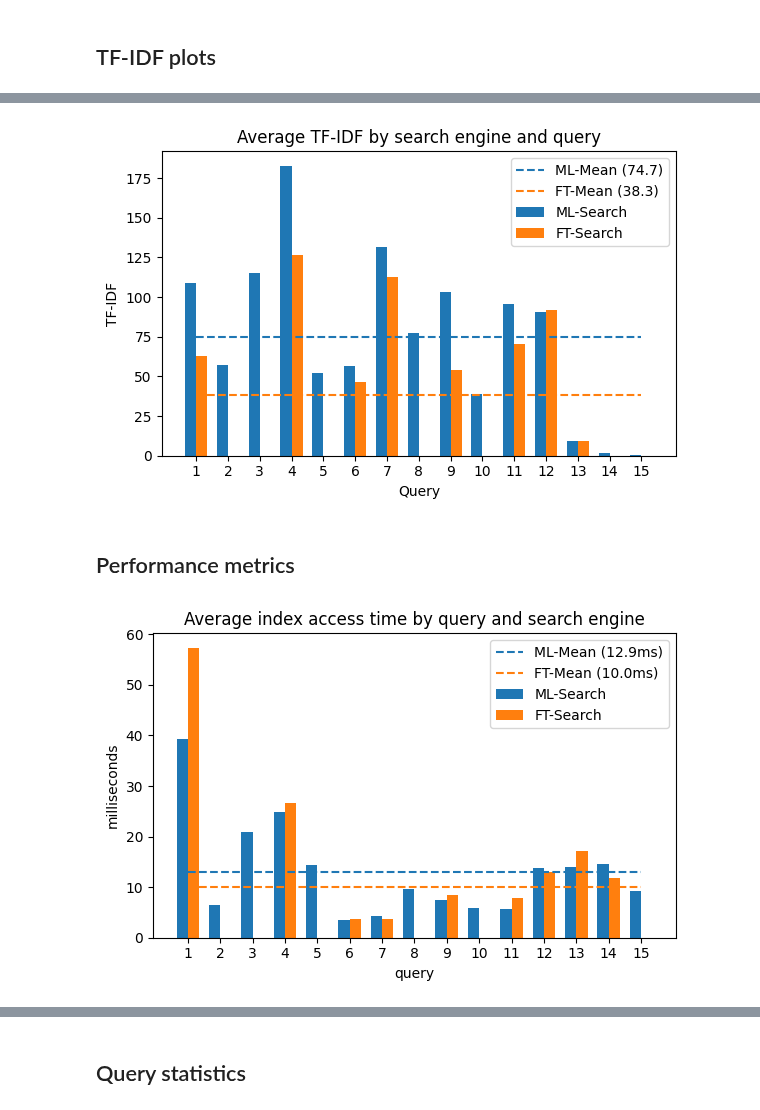
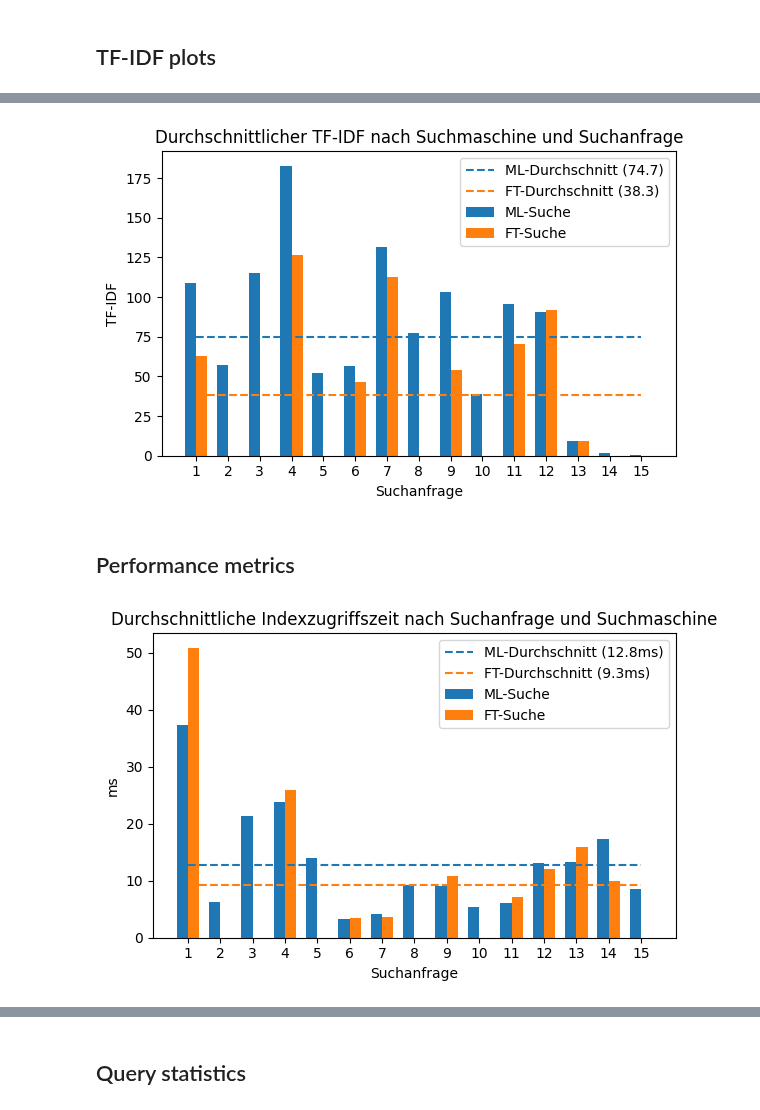
Before and after one commit to xD33m/BA_Jupyter_Notebook, a Jupyter notebook: search_engine_evaluation.ipynb, the cells around one changed output, grey strips where cells are left out. Cells and saved outputs as stored; diff of their text form; code cells hidden in the pictures.

```diff
--- a/search_engine_evaluation.ipynb
+++ b/search_engine_evaluation.ipynb
@@ -350,11 +350,11 @@ def fill_missing(metrics, query_count, fill_with):
     int_dict = {int(k):v for k,v in sorted(metrics.items())}
     return {str(k):v for k,v in sorted(int_dict.items())}
 # %%
-# if the ft-search has no results, but the ml-search has:
-#  - if a ml-result is relevant:
-#       - add a negativ result to the ft-search (bc not finding relevant results is bad)
-#  - if a ml-result is irrelevant:
-#       - add a positiv result to the ft-search (bc not showing irrelevant results is good)
+# if the ft-search has no or few results and the ml-search has more:
+#  - if the product is relevant:
+#       - add a negativ product to the ft-search (bc not finding relevant products is bad)
+#  - if a ml-product is irrelevant:
+#       - add a positiv product to the ft-search (bc not showing irrelevant products is good)
 
 def penalize_missing_results(ml_product_arr, ft_product_arr):
     ft_count = len(ft_product_arr)
@@ -372,11 +372,17 @@ def penalize_missing_results(ml_product_arr, ft_product_arr):
 					})
                 elif product['rating'] == 0:
                     ft_product_arr_copy.append({
-						"score": 0,
-						"ranking": product['ranking'],
-						"rating": 1,
-						"starRating": 2
-					})
+                        "score": 0,
+                        "ranking": product['ranking'],
+                        "rating": 1,
+                        "starRating": 2
+                    })
+                    ft_product_arr_copy.append({
+                        "score": 0,
+                        "ranking": int(product['ranking']+1),
+                        "rating": 1,
+                        "starRating": 2
+                    })
 
     return ft_product_arr_copy
 # %% [markdown]
@@ -645,8 +661,8 @@ x = np.arange(len(labels))
 width = 0.35
 
 fig, ax = plt.subplots()
-rect1 = ax.bar(x - width/2, ml_highest_tfidf.values(), width, label='ML-Search')
-rect2 = ax.bar(x + width/2, ft_highest_tfidf.values(), width, label='FT-Search')
+rect1 = ax.bar(x - width/2, ml_highest_tfidf.values(), width, label='ML-Suche')
+rect2 = ax.bar(x + width/2, ft_highest_tfidf.values(), width, label='FT-Suche')
 
 ml_x = list(ml_highest_tfidf.keys())
 ml_y = list(ml_highest_tfidf.values())
@@ -655,16 +671,16 @@ ft_x = list(ft_highest_tfidf.keys())
 ft_y = list(ft_highest_tfidf.values())
 
 ml_y_mean = [np.mean(ml_y)]*len(ml_x)
-ml_mean_line = ax.plot(ml_x, ml_y_mean, label='ML-Mean', linestyle='--')
+ml_mean_line = ax.plot(ml_x, ml_y_mean, label='ML-Durchschnitt', linestyle='--')
 
 ft_y_mean = [np.mean(ft_y)]*len(ft_x)
-ft_mean_line = ax.plot(ft_x, ft_y_mean, label='FT-Mean', linestyle='--')
+ft_mean_line = ax.plot(ft_x, ft_y_mean, label='FT-Durchschnitt', linestyle='--')
 
-legend = [f"ML-Mean ({round(ml_y_mean[0], 1)})", f"FT-Mean ({round(ft_y_mean[0], 1)})", 'ML-Search', 'FT-Search']
+legend = [f"ML-Durchschnitt ({round(ml_y_mean[0], 1)})", f"FT-Durchschnitt ({round(ft_y_mean[0], 1)})", 'ML-Suche', 'FT-Suche']
 
 ax.set_ylabel('TF-IDF')
-ax.set_xlabel('Query')
-ax.set_title('Average TF-IDF by search engine and query')
+ax.set_xlabel('Suchanfrage')
+ax.set_title('Durchschnittlicher TF-IDF nach Suchmaschine und Suchanfrage')
 ax.set_xticks(x)
 ax.set_xticklabels(labels)
 ax.legend(legend)
@@ -674,7 +690,7 @@ plt.show()
 
 fig.savefig('plots/avg_tf-idf_plot.png', bbox_inches='tight')
 # %% [output]
-[figure, old version]
+[figure, new version]
 # %% [markdown]
 ## Performance metrics
 # %%
@@ -711,42 +727,42 @@ ml_idx_metrics = fill_missing(ml_idx_metrics, query_count, 0)
 ft_idx_metrics = fill_missing(ft_idx_metrics, query_count, 0)
 
 
 labels = [str(int(u) + 1) for u in list(ml_idx_metrics.keys())]
 x = np.arange(len(labels))
 
 width = 0.35
 
 fig, ax = plt.subplots()
-rect1 = ax.bar(x - width/2, ml_idx_metrics.values(), width, label='ML-Search')
-rect2 = ax.bar(x + width/2, ft_idx_metrics.values(), width, label='FT-Search')
+rect1 = ax.bar(x - width/2, ml_idx_metrics.values(), width, label='ML-Suche')
+rect2 = ax.bar(x + width/2, ft_idx_metrics.values(), width, label='FT-Suche')
 
 ml_x = list(ml_idx_metrics.keys())
 ml_y = list(ml_idx_metrics.values())
 
 ft_x = ft_idx_metrics.keys()
 ft_y = list(ft_idx_metrics.values())
 
 ml_y_mean = [np.mean(ml_y)]*len(ml_x)
-ml_mean_line = ax.plot(ml_x, ml_y_mean, label='ML-Mean', linestyle='--')
+ml_mean_line = ax.plot(ml_x, ml_y_mean, label='ML-Durchschnitt', linestyle='--')
 
 ft_y_mean = [np.mean(ft_y)]*len(ft_x)
-ft_mean_line = ax.plot(ft_x, ft_y_mean, label='FT-Mean', linestyle='--')
+ft_mean_line = ax.plot(ft_x, ft_y_mean, label='FT-Durchschnitt', linestyle='--')
 
-legend = [f"ML-Mean ({round(ml_y_mean[0], 1)}ms)", f"FT-Mean ({round(ft_y_mean[0], 1)}ms)", 'ML-Search', 'FT-Search']
+legend = [f"ML-Durchschnitt ({round(ml_y_mean[0], 1)}ms)", f"FT-Durchschnitt ({round(ft_y_mean[0], 1)}ms)", 'ML-Suche', 'FT-Suche']
 
-ax.set_ylabel('milliseconds')
-ax.set_xlabel('query')
-ax.set_title('Average index access time by query and search engine')
+ax.set_ylabel('ms')
+ax.set_xlabel('Suchanfrage')
+ax.set_title('Durchschnittliche Indexzugriffszeit nach Suchanfrage und Suchmaschine')
 ax.set_xticks(x)
 ax.set_xticklabels(labels)
 ax.legend(legend)
 
 fig.tight_layout()
 plt.show()
 
 fig.savefig('plots/idx_acc_plot.png', bbox_inches='tight')
 # %% [output]
-[figure, old version]
+[figure, new version]
 # %%
 ml_req_metrics = {}
 ft_req_metrics = {}
```
Also changed, not shown: parts of 6 cells of this notebook.
